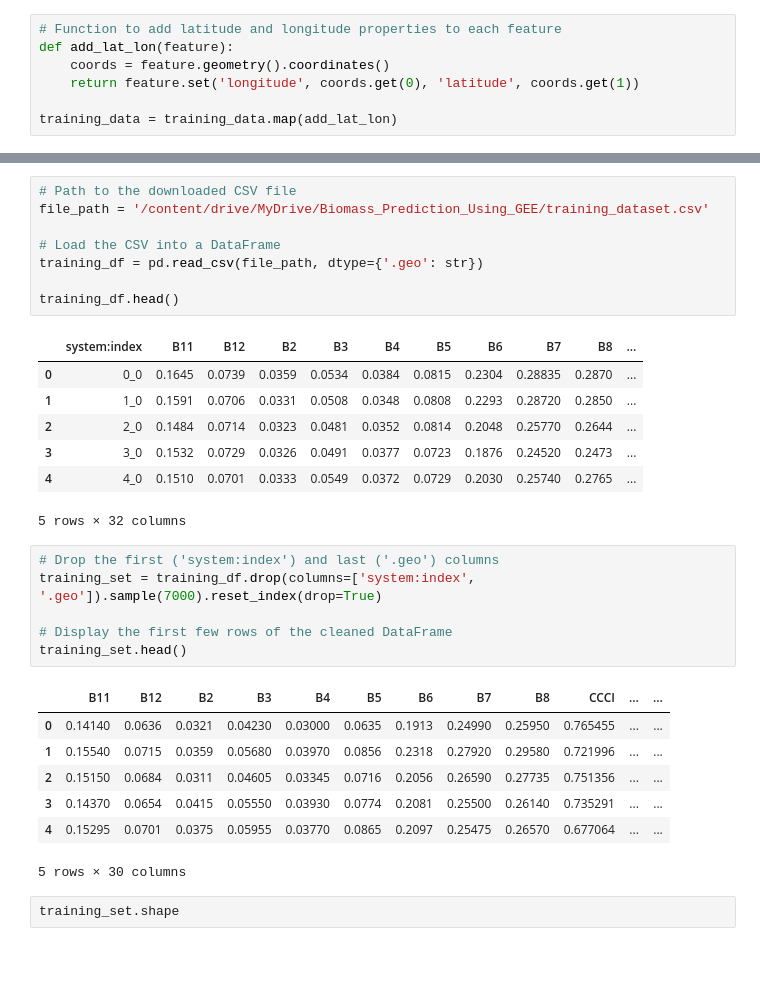
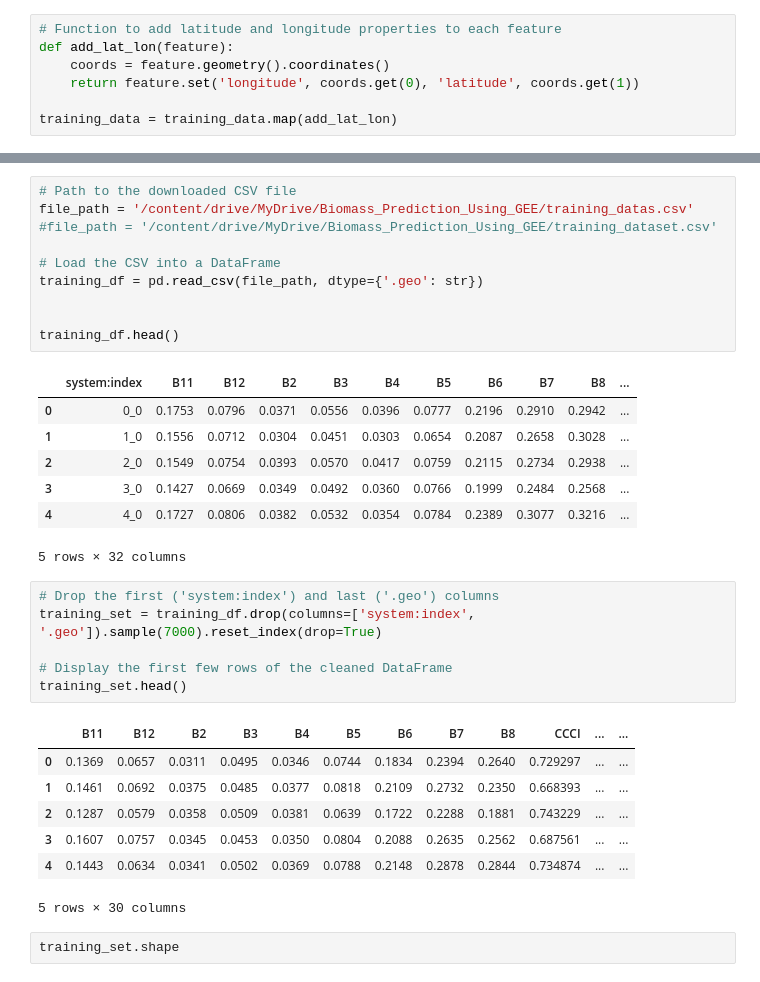
Before and after one commit to karim-ouattara/Above-Ground-Biomass-Estimation-in-the-Banco-Forest, a Jupyter notebook: Tai_forest_biomass_modeling (2).ipynb, the cells around one changed output, grey strips where cells are left out. Drawn from its saved outputs; the diff is of its cells as text.

```diff
--- a/Tai_forest_biomass_modeling (2).ipynb
+++ b/Tai_forest_biomass_modeling (2).ipynb
@@ -581,18 +594,20 @@ export_task.status()
 # %%
 # Path to the downloaded CSV file
-file_path = '/content/drive/MyDrive/Biomass_Prediction_Using_GEE/training_dataset.csv'
+file_path = '/content/drive/MyDrive/Biomass_Prediction_Using_GEE/training_datas.csv'
+#file_path = '/content/drive/MyDrive/Biomass_Prediction_Using_GEE/training_dataset.csv'
 
 # Load the CSV into a DataFrame
 training_df = pd.read_csv(file_path, dtype={'.geo': str})
 
+
 training_df.head()
 # %% [output]
 |  | system:index | B11 | B12 | B2 | B3 | B4 | B5 | B6 | B7 | B8 | ... |
-| 0 | 0_0 | 0.1645 | 0.0739 | 0.0359 | 0.0534 | 0.0384 | 0.0815 | 0.2304 | 0.28835 | 0.2870 | ... |
-| 1 | 1_0 | 0.1591 | 0.0706 | 0.0331 | 0.0508 | 0.0348 | 0.0808 | 0.2293 | 0.28720 | 0.2850 | ... |
-| 2 | 2_0 | 0.1484 | 0.0714 | 0.0323 | 0.0481 | 0.0352 | 0.0814 | 0.2048 | 0.25770 | 0.2644 | ... |
-| 3 | 3_0 | 0.1532 | 0.0729 | 0.0326 | 0.0491 | 0.0377 | 0.0723 | 0.1876 | 0.24520 | 0.2473 | ... |
-| 4 | 4_0 | 0.1510 | 0.0701 | 0.0333 | 0.0549 | 0.0372 | 0.0729 | 0.2030 | 0.25740 | 0.2765 | ... |
+| 0 | 0_0 | 0.1753 | 0.0796 | 0.0371 | 0.0556 | 0.0396 | 0.0777 | 0.2196 | 0.2910 | 0.2942 | ... |
+| 1 | 1_0 | 0.1556 | 0.0712 | 0.0304 | 0.0451 | 0.0303 | 0.0654 | 0.2087 | 0.2658 | 0.3028 | ... |
+| 2 | 2_0 | 0.1549 | 0.0754 | 0.0393 | 0.0570 | 0.0417 | 0.0759 | 0.2115 | 0.2734 | 0.2938 | ... |
+| 3 | 3_0 | 0.1427 | 0.0669 | 0.0349 | 0.0492 | 0.0360 | 0.0766 | 0.1999 | 0.2484 | 0.2568 | ... |
+| 4 | 4_0 | 0.1727 | 0.0806 | 0.0382 | 0.0532 | 0.0354 | 0.0784 | 0.2389 | 0.3077 | 0.3216 | ... |
 5 rows × 32 columns
 # %%
 # Drop the first ('system:index') and last ('.geo') columns
@@ -602,11 +617,11 @@ training_set = training_df.drop(columns=['system:index', '.geo']).sample(7000).r
 training_set.head()
 # %% [output]
 |  | B11 | B12 | B2 | B3 | B4 | B5 | B6 | B7 | B8 | CCCI | ... | ... |
-| 0 | 0.14140 | 0.0636 | 0.0321 | 0.04230 | 0.03000 | 0.0635 | 0.1913 | 0.24990 | 0.25950 | 0.765455 | ... | ... |
-| 1 | 0.15540 | 0.0715 | 0.0359 | 0.05680 | 0.03970 | 0.0856 | 0.2318 | 0.27920 | 0.29580 | 0.721996 | ... | ... |
-| 2 | 0.15150 | 0.0684 | 0.0311 | 0.04605 | 0.03345 | 0.0716 | 0.2056 | 0.26590 | 0.27735 | 0.751356 | ... | ... |
-| 3 | 0.14370 | 0.0654 | 0.0415 | 0.05550 | 0.03930 | 0.0774 | 0.2081 | 0.25500 | 0.26140 | 0.735291 | ... | ... |
-| 4 | 0.15295 | 0.0701 | 0.0375 | 0.05955 | 0.03770 | 0.0865 | 0.2097 | 0.25475 | 0.26570 | 0.677064 | ... | ... |
+| 0 | 0.1369 | 0.0657 | 0.0311 | 0.0495 | 0.0346 | 0.0744 | 0.1834 | 0.2394 | 0.2640 | 0.729297 | ... | ... |
+| 1 | 0.1461 | 0.0692 | 0.0375 | 0.0485 | 0.0377 | 0.0818 | 0.2109 | 0.2732 | 0.2350 | 0.668393 | ... | ... |
+| 2 | 0.1287 | 0.0579 | 0.0358 | 0.0509 | 0.0381 | 0.0639 | 0.1722 | 0.2288 | 0.1881 | 0.743229 | ... | ... |
+| 3 | 0.1607 | 0.0757 | 0.0345 | 0.0453 | 0.0350 | 0.0804 | 0.2088 | 0.2635 | 0.2562 | 0.687561 | ... | ... |
+| 4 | 0.1443 | 0.0634 | 0.0341 | 0.0502 | 0.0369 | 0.0788 | 0.2148 | 0.2878 | 0.2844 | 0.734874 | ... | ... |
 5 rows × 30 columns
 # %%
 training_set.shape
```
Also changed, not shown: parts of 43 cells of this notebook.
